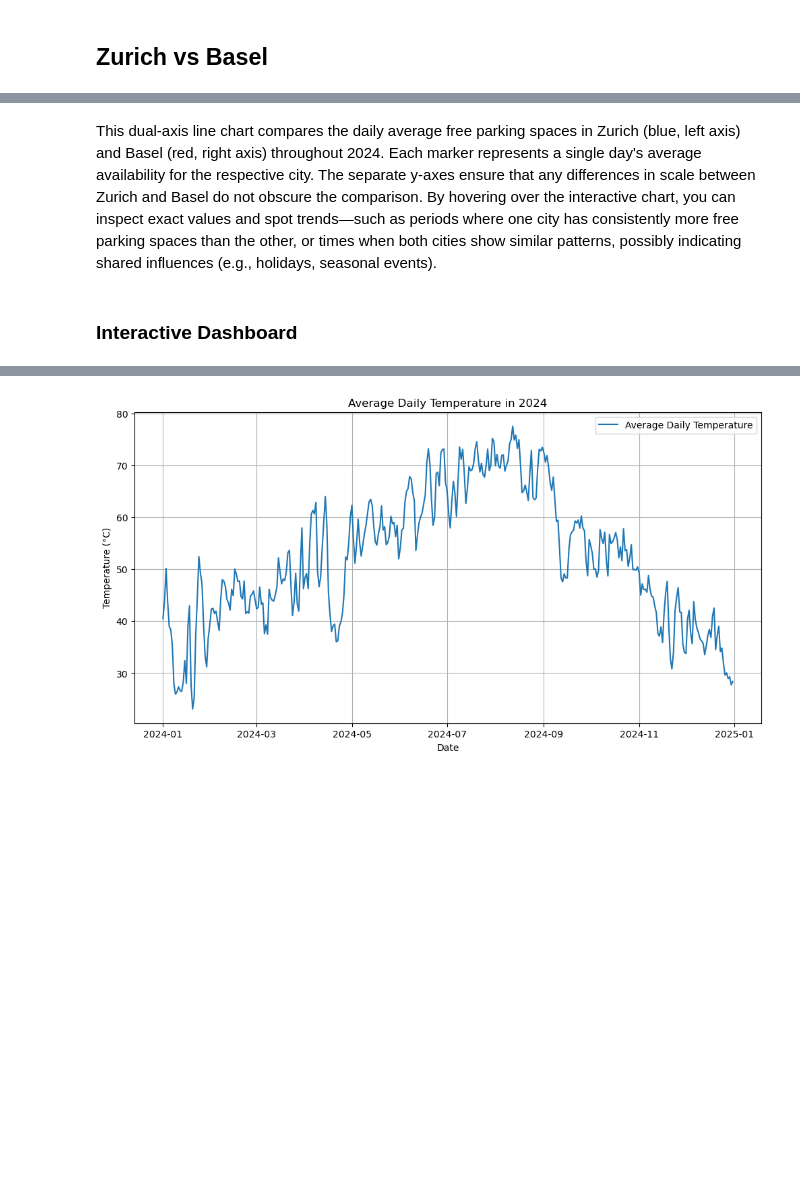
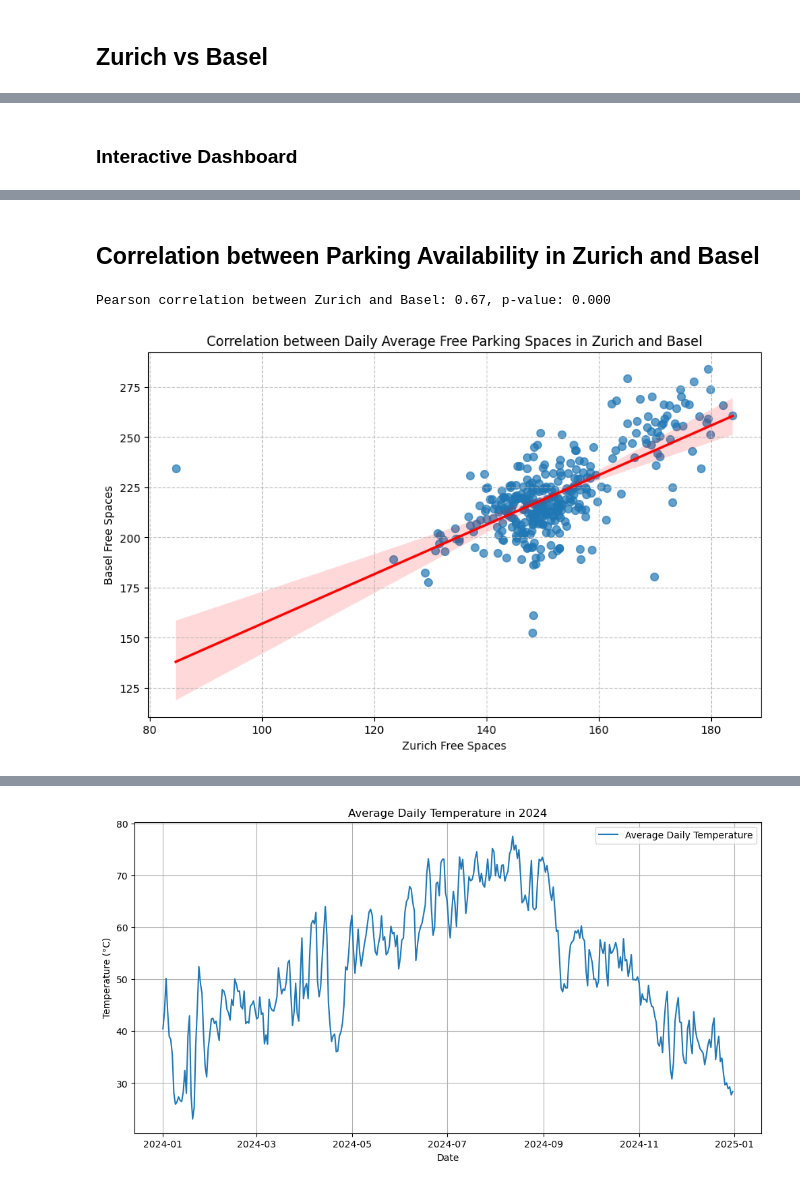
Before and after one commit to abishanaru/CIP_FS25_102, a Jupyter notebook: main.ipynb, the cells around one changed output, grey strips where cells are left out. Drawn from its saved outputs; the diff is of its cells as text; code cells hidden in the pictures; blank space fills up the shorter version.

Commit message:
Correlation Analysis, Data Transformation

```diff
--- a/main.ipynb
+++ b/main.ipynb
@@ -1021,5 +995,3 @@ Basel daily data preview:
-# %% [markdown]
-This dual‐axis line chart compares the daily average free parking spaces in Zurich (blue, left axis) and Basel (red, right axis) throughout 2024. Each marker represents a single day's average availability for the respective city. The separate y-axes ensure that any differences in scale between Zurich and Basel do not obscure the comparison. By hovering over the interactive chart, you can inspect exact values and spot trends—such as periods where one city has consistently more free parking spaces than the other, or times when both cities show similar patterns, possibly indicating shared influences (e.g., holidays, seasonal events).
 # %% [markdown]
 ### Interactive Dashboard
 # %%
@@ -1106,3 +1078,32 @@ if __name__ == '__main__':
     app.run(debug=True)
 # %% [output]
 [interactive output not drawn]
+# %% [markdown]
+## Correlation between Parking Availability in Zurich and Basel
+# %%
+# Load daily aggregated data for Zurich and Basel
+df_zurich = pd.read_csv("zurich_daily.csv", parse_dates=['date'])
+df_basel = pd.read_csv("parkhaus_data_2024_basel_daily.csv", parse_dates=['date'])
+
+# Merge the two datasets on the 'date' column, using suffixes to distinguish columns
+df_merged = pd.merge(df_zurich, df_basel, on='date', suffixes=('_zurich', '_basel'))
+
+# Calculate Pearson correlation between Zurich and Basel daily averages
+corr_zb, p_value_zb = pearsonr(df_merged['avg_free_zurich'], df_merged['avg_free_basel'])
+print(f"Pearson correlation between Zurich and Basel: {corr_zb:.2f}, p-value: {p_value_zb:.3f}")
+
+# Create a static scatter plot with regression line using Seaborn's regplot
+plt.figure(figsize=(10, 6))
+sns.regplot(data=df_merged,
+            x="avg_free_zurich",
+            y="avg_free_basel",
+            scatter_kws={'s': 50, 'alpha': 0.7},
+            line_kws={'color': 'red'})
+plt.title("Correlation between Daily Average Free Parking Spaces in Zurich and Basel")
+plt.xlabel("Zurich Free Spaces")
+plt.ylabel("Basel Free Spaces")
+plt.grid(True, linestyle='--', alpha=0.7)
+plt.show()
+# %% [output]
+Pearson correlation between Zurich and Basel: 0.67, p-value: 0.000
+[figure, added]
```
Also changed, not shown: parts of 12 cells of this notebook, 11 other files.
